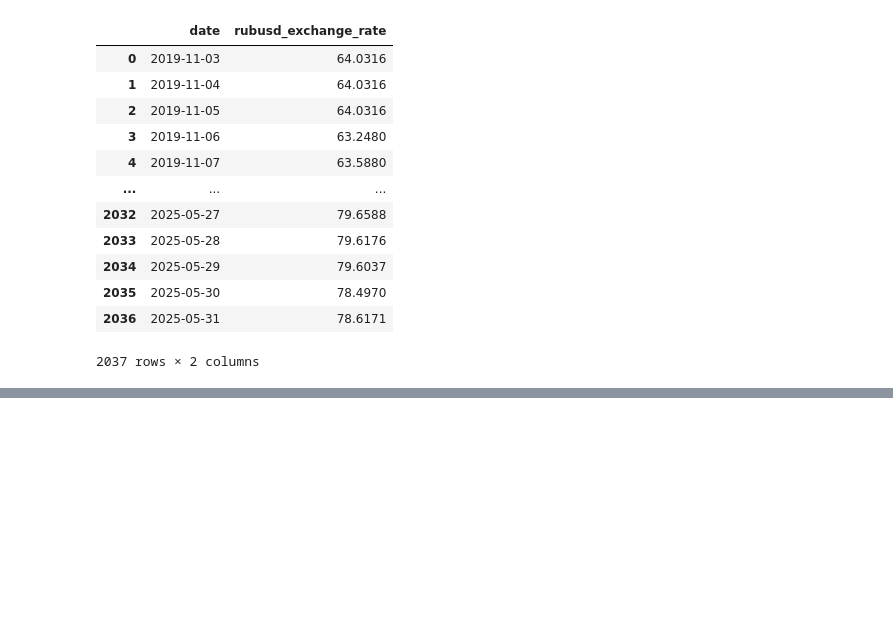
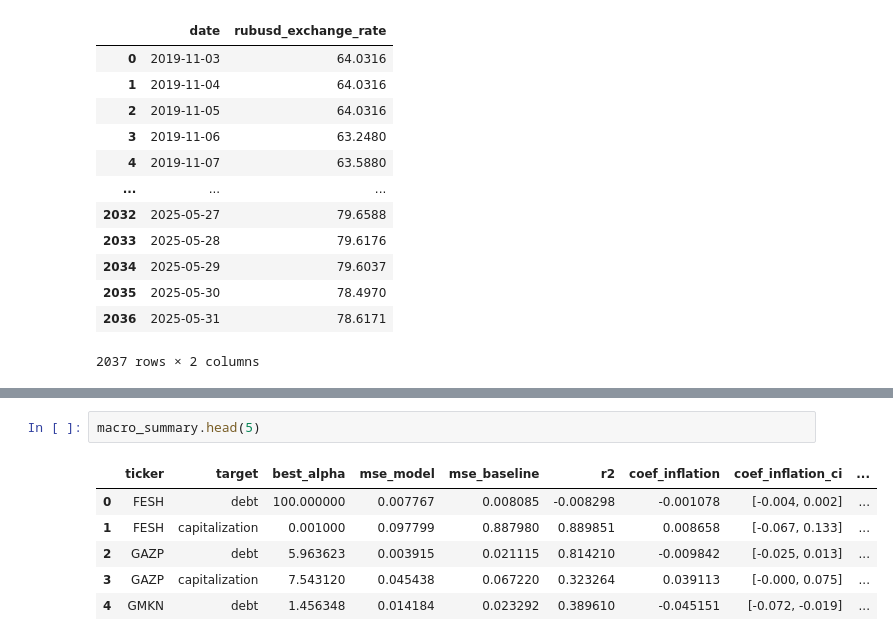
Before and after one commit to MaximKiryakin/Diploma, a Jupyter notebook: masters/main.ipynb, the cells around one changed output, grey strips where cells are left out. Cells and saved outputs as stored; diff of their text form; blank space fills up the shorter version.

```diff
--- a/masters/main.ipynb
+++ b/masters/main.ipynb
@@ -857,0 +484,9 @@ NameError: name 'current_pd_stats' is not defined
+# %%
+macro_summary.head(5)
+# %% [output]
+|  | ticker | target | best_alpha | mse_model | mse_baseline | r2 | coef_inflation | coef_inflation_ci | ... |
+| 0 | FESH | debt | 100.000000 | 0.007767 | 0.008085 | -0.008298 | -0.001078 | [-0.004, 0.002] | ... |
+| 1 | FESH | capitalization | 0.001000 | 0.097799 | 0.887980 | 0.889851 | 0.008658 | [-0.067, 0.133] | ... |
+| 2 | GAZP | debt | 5.963623 | 0.003915 | 0.021115 | 0.814210 | -0.009842 | [-0.025, 0.013] | ... |
+| 3 | GAZP | capitalization | 7.543120 | 0.045438 | 0.067220 | 0.323264 | 0.039113 | [-0.000, 0.075] | ... |
+| 4 | GMKN | debt | 1.456348 | 0.014184 | 0.023292 | 0.389610 | -0.045151 | [-0.072, -0.019] | ... |
```
Also changed, not shown: parts of 22 cells of this notebook, 29 other files.
